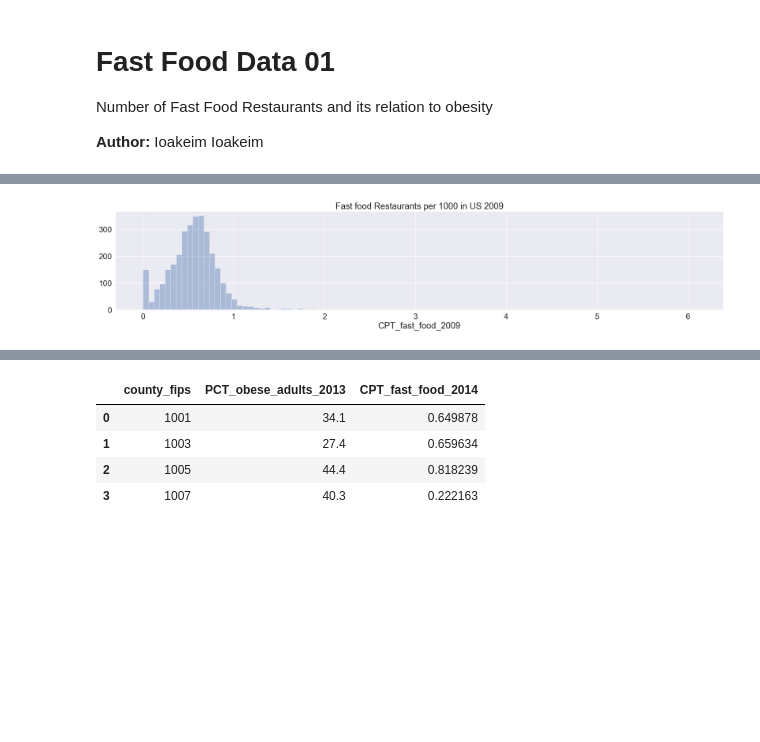
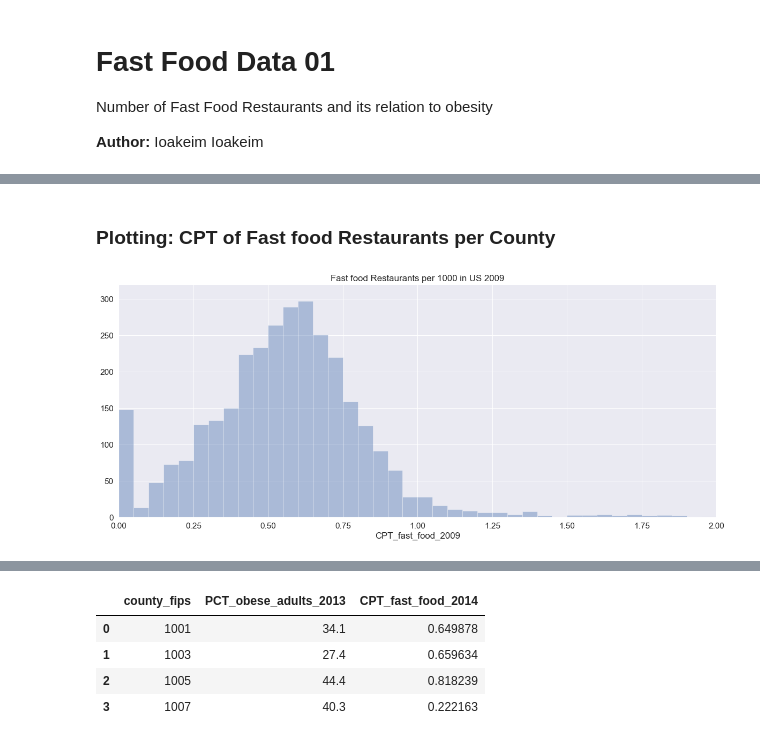
Before and after one commit to rendermat/datafriends_workshop, a Jupyter notebook: explore_data/Fast_Food_01_IOA.ipynb, the cells around one changed output, grey strips where cells are left out. Cells and saved outputs as stored; diff of their text form; code cells hidden in the pictures; blank space fills up the shorter version.

```diff
--- a/explore_data/Fast_Food_01_IOA.ipynb
+++ b/explore_data/Fast_Food_01_IOA.ipynb
@@ -52,15 +52,20 @@ df_fast_food[:3]
 df_fast_food.to_csv(path_fast_food, index=False)
 # %%
 #pd.read_csv(path_fast_food)
+# %% [markdown]
+### Plotting: CPT of Fast food Restaurants per County
 # %%
-def plot_distribution(title, series, bins, color):
+def plot_distribution(title, series, lower_limit, upper_limit, bin_precision, y_limit, color):
+    bins = np.linspace(lower_limit, upper_limit, ((upper_limit - lower_limit) / bin_precision) + 1)
     sns.set_color_codes()
-    sns.set(font_scale=2.0)
-    plt.subplots(figsize=(30,5))
+    sns.set(font_scale=1.4)
+    plt.subplots(figsize=(20,8))
     plt.title(title)
-    sns.distplot(series.dropna(), bins=bins, kde=False, color=color)
+    plt.xlim(lower_limit, upper_limit)
+    plt.ylim(0, y_limit)
+    sns.distplot(series.dropna(), bins=bins, color=color, kde=False)
 # %%
-plot_distribution('Fast food Restaurants per 1000 in US 2009', df_fast_food['CPT_fast_food_2009'], 100, 'b')
+plot_distribution('Fast food Restaurants per 1000 in US 2009', df_fast_food['CPT_fast_food_2009'], 0,2,0.05,320, 'b')
 # %% [output]
-[figure, old version]
+[figure, new version]
 # %%
```
Also changed, not shown: parts of 10 cells of this notebook, 2 other files.
